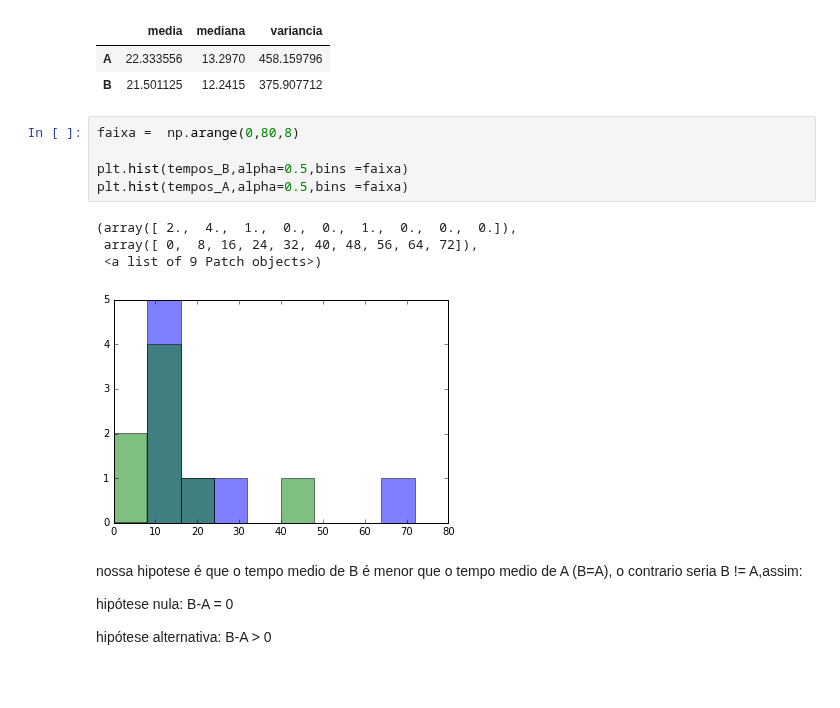
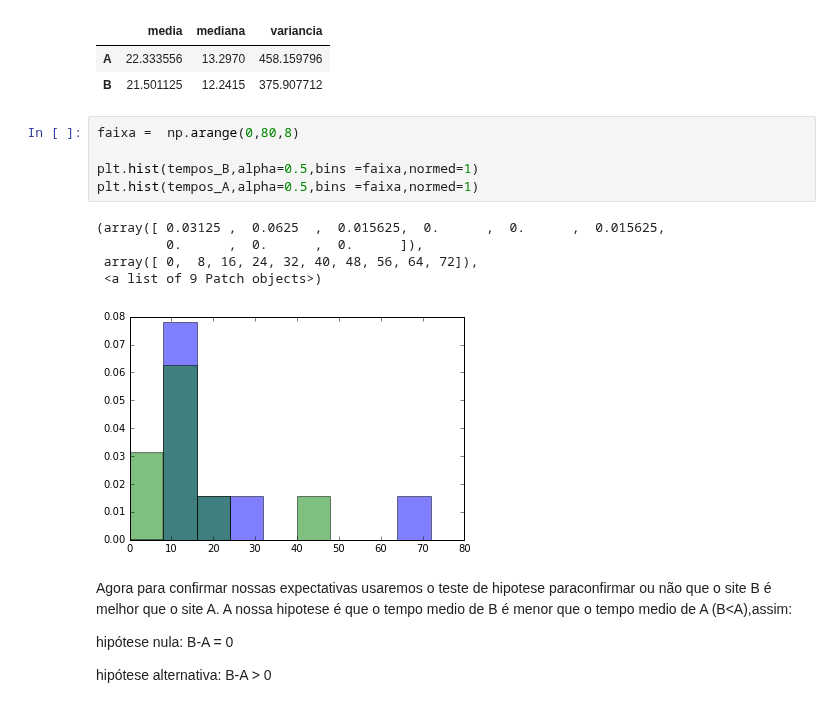
Before and after one commit to Formulos/CD, a Jupyter notebook: Projeto 2/projeto 2.ipynb, the cells around one changed output. Saved outputs shown, nothing was run; the diff lists cells and outputs as text; blank space fills up the shorter version.

```diff
--- a/Projeto 2/projeto 2.ipynb
+++ b/Projeto 2/projeto 2.ipynb
@@ -148,15 +148,17 @@ tabela
 # %%
 faixa =  np.arange(0,80,8)
 
-plt.hist(tempos_B,alpha=0.5,bins =faixa)
-plt.hist(tempos_A,alpha=0.5,bins =faixa)
+plt.hist(tempos_B,alpha=0.5,bins =faixa,normed=1)
+plt.hist(tempos_A,alpha=0.5,bins =faixa,normed=1)
 # %% [output]
-(array([ 2.,  4.,  1.,  0.,  0.,  1.,  0.,  0.,  0.]),
+(array([ 0.03125 ,  0.0625  ,  0.015625,  0.      ,  0.      ,  0.015625,
+         0.      ,  0.      ,  0.      ]),
  array([ 0,  8, 16, 24, 32, 40, 48, 56, 64, 72]),
  <a list of 9 Patch objects>)
-[figure, old version]
+[figure, new version]
 # %% [markdown]
-nossa hipotese é que o tempo medio de B é menor que o tempo medio de A (B=A), o contrario seria B != A,assim:
+Agora para confirmar nossas expectativas usaremos o teste de hipotese paraconfirmar ou não que o site B é melhor que o site A.
+A nossa hipotese é que o tempo medio de B é menor que o tempo medio de A (B<A),assim:
 
 hipótese nula: B-A = 0
 
```
Also changed, not shown: parts of 4 cells of this notebook.
